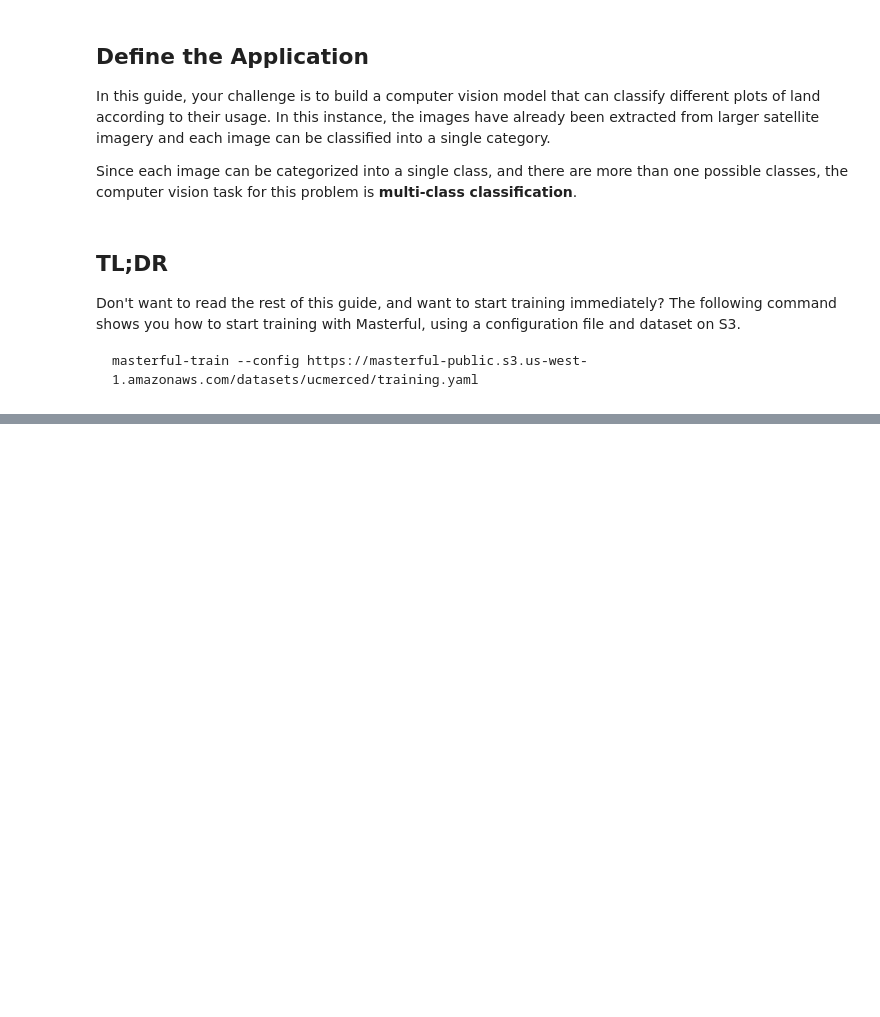
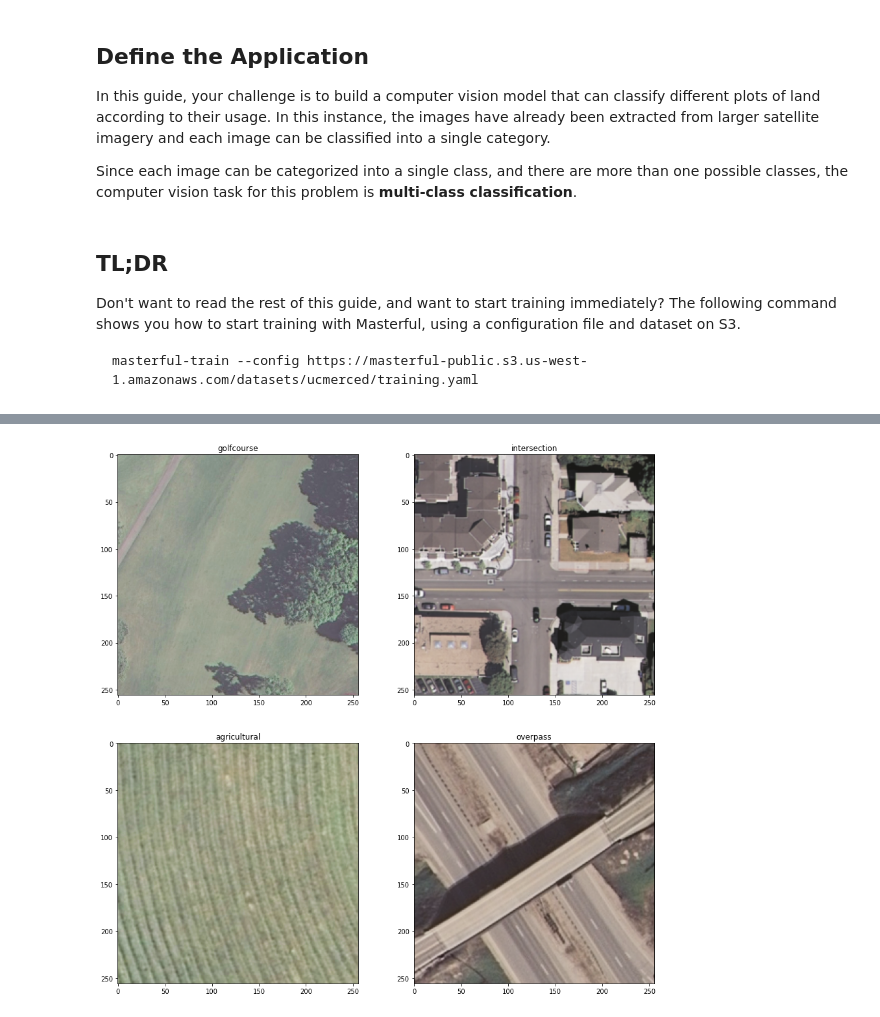
Before and after one commit to masterfulai/masterful-docs, a Jupyter notebook: notebooks/guide_cli_classification_land_use.ipynb, the cells around one changed output, grey strips where cells are left out. Drawn from its saved outputs; the diff is of its cells as text; code cells hidden in the pictures; blank space fills up the shorter version.

```diff
--- a/notebooks/guide_cli_classification_land_use.ipynb
+++ b/notebooks/guide_cli_classification_land_use.ipynb
@@ -29,0 +121,56 @@ masterful-train --config https://masterful-public.s3.us-west-1.amazonaws.com/dat
+# %%
+DATASET_ROOT = "https://masterful-public.s3.us-west-1.amazonaws.com/datasets/ucmerced/"
+TRAINING_CSV_URL = os.path.join(DATASET_ROOT, "trainval.csv")
+
+with tempfile.TemporaryDirectory() as temp_directory:
+  training_csv_name = os.path.join(temp_directory, "trainval.csv")
+  _ =  urllib.request.urlretrieve(TRAINING_CSV_URL, training_csv_name)
+
+  examples = []
+  with open(training_csv_name) as training_csv:
+    examples = training_csv.readlines()
+
+image1_path, label1 = examples[0].split(',')
+image2_path, label2 = examples[1].split(',')
+image3_path, label3 = examples[2].split(',')
+image4_path, label4 = examples[3].split(',')
+
+label_map = {
+  "0": "agricultural",
+  "1": "airplane",
+  "2": "baseballdiamond",
+  "3": "beach",
+  "4": "buildings",
+  "5": "chaparral",
+  "6": "denseresidential",
+  "7": "forest",
+  "8": "freeway",
+  "9": "golfcourse",
+  "10": "harbor",
+  "11": "intersection",
+  "12": "mediumresidential",
+  "13": "mobilehomepark",
+  "14": "overpass",
+  "15": "parkinglot",
+  "16": "river",
+  "17": "runway",
+  "18": "sparseresidential",
+  "19": "storagetanks",
+  "20": "tenniscourt",
+}
+image1 = tf.io.decode_image(urllib.request.urlopen(urllib.request.Request(os.path.join(DATASET_ROOT, image1_path))).read(), channels=3, dtype=tf.float32)
+image2 = tf.io.decode_image(urllib.request.urlopen(urllib.request.Request(os.path.join(DATASET_ROOT, image2_path))).read(), channels=3,  dtype=tf.float32)
+image3 = tf.io.decode_image(urllib.request.urlopen(urllib.request.Request(os.path.join(DATASET_ROOT, image3_path))).read(), channels=3,  dtype=tf.float32)
+image4 = tf.io.decode_image(urllib.request.urlopen(urllib.request.Request(os.path.join(DATASET_ROOT, image4_path))).read(), channels=3,  dtype=tf.float32)
+
+f, axarr = plt.subplots(2, 2, figsize=(15,15))
+_ = axarr[0, 0].imshow(image1)
+_ = axarr[0, 0].title.set_text(label_map[label1.strip()])
+_ = axarr[0, 1].imshow(image2)
+_ = axarr[0, 1].title.set_text(label_map[label2.strip()])
+_ = axarr[1, 0].imshow(image3)
+_ = axarr[1, 0].title.set_text(label_map[label3.strip()])
+_ = axarr[1, 1].imshow(image4)
+_ = axarr[1, 1].title.set_text(label_map[label4.strip()])
+# %% [output]
+[figure, added]
```
Also changed, not shown: parts of 22 cells of this notebook, 1 other file.
